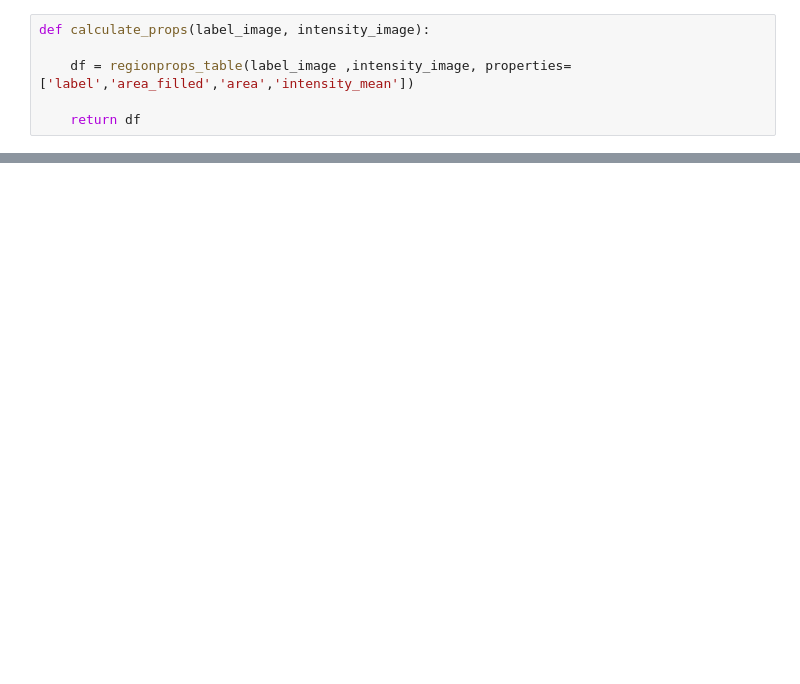
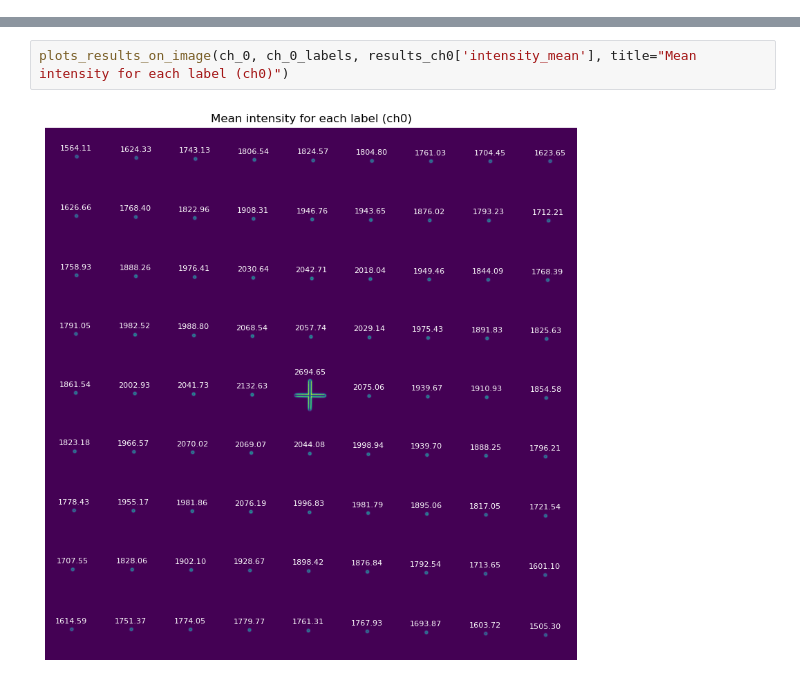
Before and after one commit to adiezsanchez/argolight_nikon_qc, a Jupyter notebook: qc.ipynb, the cells around one changed output, grey strips where cells are left out. Drawn from its saved outputs; the diff is of its cells as text; blank space fills up the shorter version.

```diff
--- a/qc.ipynb
+++ b/qc.ipynb
@@ -68,6 +23,0 @@ label_counts, percentage_positive_both = calculate_positive_pixels(ch_0_labels,
-# %%
-def calculate_props(label_image, intensity_image):
-
-    df = regionprops_table(label_image ,intensity_image, properties=['label','area_filled','area','intensity_mean'])
-
-    return df
@@ -134,0 +37,4 @@ plot_intensity_on_image(ch_0_labels, results_ch0['intensity_mean'])
+# %%
+plots_results_on_image(ch_0, ch_0_labels, results_ch0['intensity_mean'], title="Mean intensity for each label (ch0)")
+# %% [output]
+[figure, added]
```
Also changed, not shown: parts of 19 cells of this notebook.
